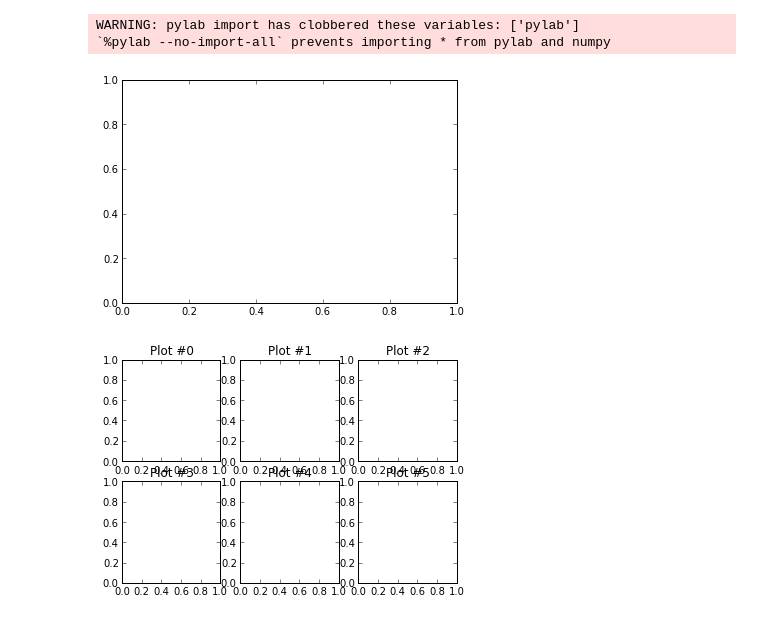
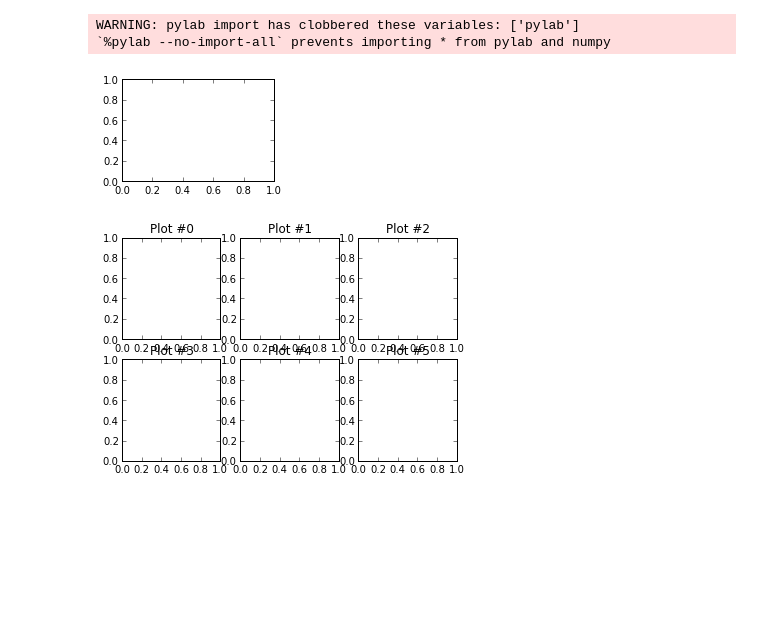
Before and after one commit to ywchiu/pythonbasic, a Jupyter notebook: Datascience2/data_analysis_scikitlearn.ipynb, the cells around one changed output. Cells and saved outputs as stored; diff of their text form; code cells hidden in the pictures; blank space fills up the shorter version.

```diff
--- a/Datascience2/data_analysis_scikitlearn.ipynb
+++ b/Datascience2/data_analysis_scikitlearn.ipynb
@@ -11,9 +11,9 @@ pylab.plot?
 # %%
 import matplotlib.pyplot as plt
 fig = plt.figure()  # a new figure window
-ax = fig.add_subplot(1, 1, 1)  # specify (nrows, ncols, axnum)
+ax = fig.add_subplot(2, 2, 3)  # specify (nrows, ncols, axnum)
 # %% [output]
-[figure, old version]
+[figure, new version]
 # %%
 fig = plt.figure()
 for i in range(6):
```
Also changed, not shown: parts of 15 cells of this notebook, 1 other file.
